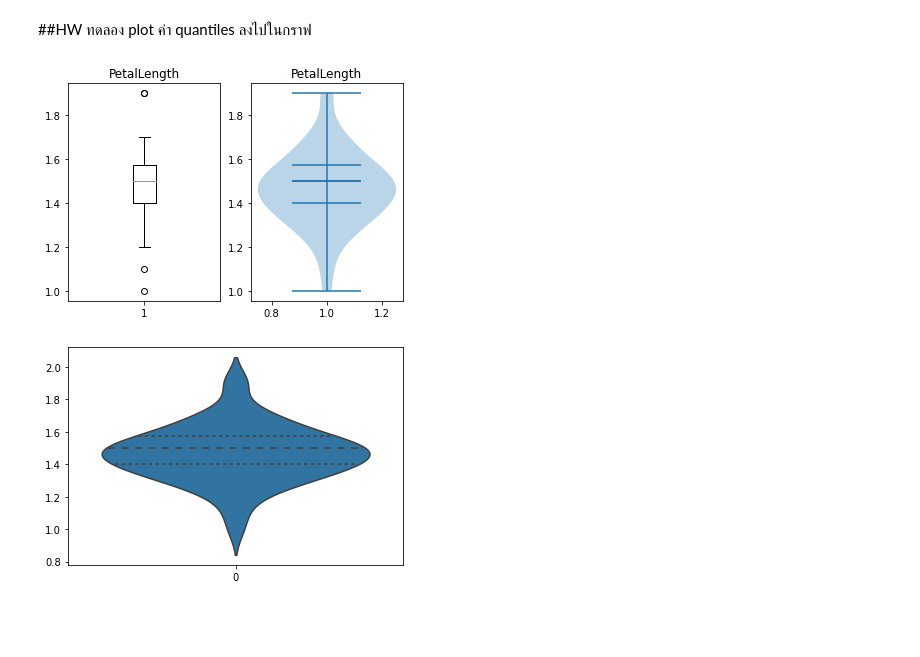
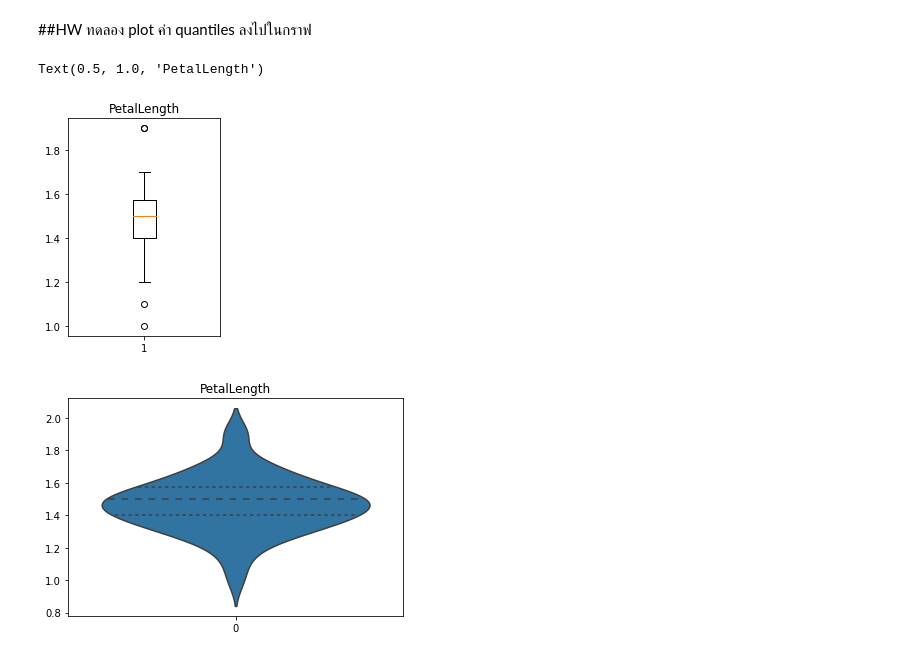
Before and after one commit to nualpair/data_viz_2022, a Jupyter notebook: DataViz02_Data_Distribution_.ipynb, the cells around one changed output. Cells and saved outputs as stored; diff of their text form; code cells hidden in the pictures; blank space fills up the shorter version.

```diff
--- a/DataViz02_Data_Distribution_.ipynb
+++ b/DataViz02_Data_Distribution_.ipynb
@@ -495,18 +495,16 @@ bb = plt.violinplot(df['PetalLength'][:50]) #ไม่ตัดoutlier
 # %%
 plt.subplot(1,2,1)
 bb = plt.boxplot(df['PetalLength'][:50])
 q1 = bb['boxes'][0].get_ydata()[0]
 q2 = bb['medians'][0].get_ydata()[0]
 q3 = bb['boxes'][0].get_ydata()[2]
 plt.title('PetalLength')
-
-plt.subplot(1,2,2)
-vi = plt.violinplot(df['PetalLength'][:50],showmedians=True,quantiles=[0.25,0.5,0.75])
-plt.title('PetalLength');
 # %% [output]
+Text(0.5, 1.0, 'PetalLength')
-[figure, old version]
+[figure, new version]
 # %%
 import seaborn as sns
 ax = sns.violinplot(data=df['PetalLength'][:50], inner="quartile")
+plt.title('PetalLength');
 # %% [output]
-[figure, old version]
+[figure, new version]
```
